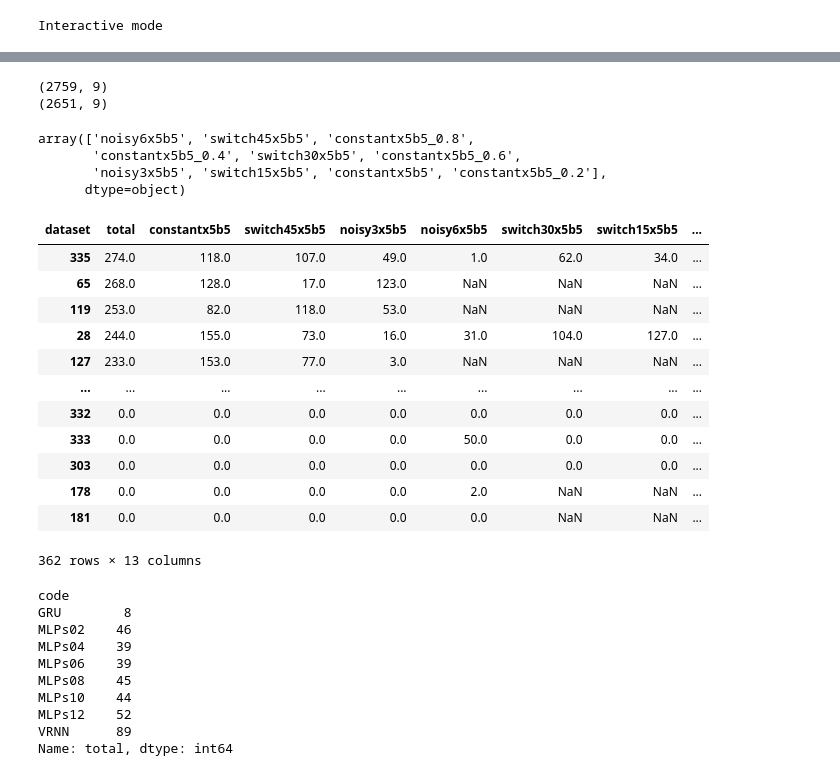
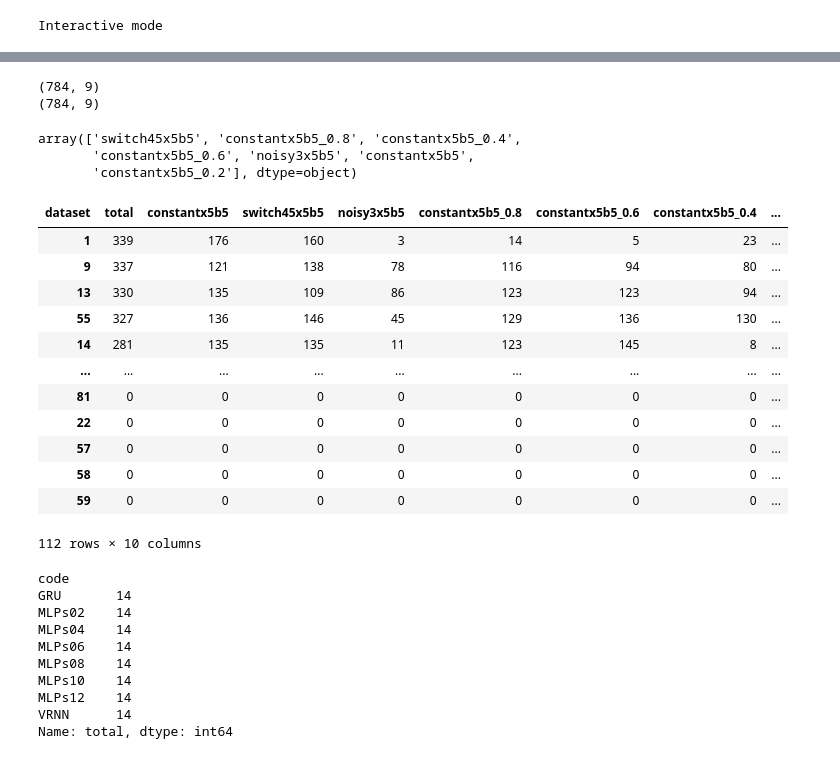
Before and after one commit to BruntonUWBio/plumetracknets, a Jupyter notebook: code/tabulate.ipynb, the cells around one changed output, grey strips where cells are left out. Saved outputs shown, nothing was run; the diff lists cells and outputs as text; code cells hidden in the pictures.

```diff
--- a/code/tabulate.ipynb
+++ b/code/tabulate.ipynb
@@ -21,12 +26,7 @@ batchmode = False
 if 'ipykernel_launcher' in sys.argv[0]:
     print("Interactive mode")
 
-#     BASE_DIR="~/plume/plumezoo/latest/fly/memory/"
-    BASE_DIR="~/plume/plumezoo/latest/fly/memory_reject/"
-#     BASE_DIR="~/plume/plumezoo/latest/fly/memory_extras/"
-#     BASE_DIR="~/plume/plume2/ppo/trained_models/"
-#     BASE_DIR="~/plume/plumezoo/"
-#     BASE_DIR="~/plume/plumezoo/dynamic/fly/memory_reject/"
+    BASE_DIR="~/plume/plumezoo/latest/fly/memory_all/"
 
 
 else:
@@ -86,15 +86,14 @@ print(counts_df.shape)
 counts_df = counts_df.query("dataset in @eligible_datasets")
 print(counts_df.shape)
 # %% [output]
-(2759, 9)
-(2651, 9)
+(784, 9)
+(784, 9)
 # %%
 counts_df['dataset'].unique()
 # %% [output]
-array(['noisy6x5b5', 'switch45x5b5', 'constantx5b5_0.8',
-       'constantx5b5_0.4', 'switch30x5b5', 'constantx5b5_0.6',
-       'noisy3x5b5', 'switch15x5b5', 'constantx5b5', 'constantx5b5_0.2'],
-      dtype=object)
+array(['switch45x5b5', 'constantx5b5_0.8', 'constantx5b5_0.4',
+       'constantx5b5_0.6', 'noisy3x5b5', 'constantx5b5',
+       'constantx5b5_0.2'], dtype=object)
 # %%
 # Pivot and total
 pivot_df = counts_df.pivot(index=['model_dir', 'code'], columns='dataset', values='HOME').reset_index()
@@ -104,36 +103,36 @@ pivot_df['total'] = pivot_df[['constantx5b5', 'noisy3x5b5', 'switch45x5b5',]].su
 # %%
 col_order = [
         'total',
         'constantx5b5',
         'switch45x5b5',
         'noisy3x5b5',
-        'noisy6x5b5',
-        'switch30x5b5',
-        'switch15x5b5',
+#         'noisy6x5b5',
+#         'switch30x5b5',
+#         'switch15x5b5',
         'constantx5b5_0.8',
         'constantx5b5_0.6',
         'constantx5b5_0.4',
         'constantx5b5_0.2',
         'code',
         'model_dir',
 ]
 pivot_df = pivot_df[col_order]
 pivot_df = pivot_df.sort_values(by='total', ascending=False)
 pivot_df
 # %% [output]
-| dataset | total | constantx5b5 | switch45x5b5 | noisy3x5b5 | noisy6x5b5 | switch30x5b5 | switch15x5b5 | ... |
-| 335 | 274.0 | 118.0 | 107.0 | 49.0 | 1.0 | 62.0 | 34.0 | ... |
-| 65 | 268.0 | 128.0 | 17.0 | 123.0 | NaN | NaN | NaN | ... |
-| 119 | 253.0 | 82.0 | 118.0 | 53.0 | NaN | NaN | NaN | ... |
-| 28 | 244.0 | 155.0 | 73.0 | 16.0 | 31.0 | 104.0 | 127.0 | ... |
-| 127 | 233.0 | 153.0 | 77.0 | 3.0 | NaN | NaN | NaN | ... |
+| dataset | total | constantx5b5 | switch45x5b5 | noisy3x5b5 | constantx5b5_0.8 | constantx5b5_0.6 | constantx5b5_0.4 | ... |
+| 1 | 339 | 176 | 160 | 3 | 14 | 5 | 23 | ... |
+| 9 | 337 | 121 | 138 | 78 | 116 | 94 | 80 | ... |
+| 13 | 330 | 135 | 109 | 86 | 123 | 123 | 94 | ... |
+| 55 | 327 | 136 | 146 | 45 | 129 | 136 | 130 | ... |
+| 14 | 281 | 135 | 135 | 11 | 123 | 145 | 8 | ... |
 | ... | ... | ... | ... | ... | ... | ... | ... | ... |
-| 332 | 0.0 | 0.0 | 0.0 | 0.0 | 0.0 | 0.0 | 0.0 | ... |
-| 333 | 0.0 | 0.0 | 0.0 | 0.0 | 50.0 | 0.0 | 0.0 | ... |
-| 303 | 0.0 | 0.0 | 0.0 | 0.0 | 0.0 | 0.0 | 0.0 | ... |
-| 178 | 0.0 | 0.0 | 0.0 | 0.0 | 2.0 | NaN | NaN | ... |
-| 181 | 0.0 | 0.0 | 0.0 | 0.0 | 0.0 | NaN | NaN | ... |
+| 81 | 0 | 0 | 0 | 0 | 0 | 0 | 0 | ... |
+| 22 | 0 | 0 | 0 | 0 | 0 | 0 | 0 | ... |
+| 57 | 0 | 0 | 0 | 0 | 0 | 0 | 0 | ... |
+| 58 | 0 | 0 | 0 | 0 | 0 | 0 | 0 | ... |
+| 59 | 0 | 0 | 0 | 0 | 0 | 0 | 0 | ... |
-362 rows × 13 columns
+112 rows × 10 columns
 # %%
 pivot_df.to_csv(f'{BASE_DIR}/tabulated.tsv', sep='\t', index=False)
 pivot_df.to_csv(f'{BASE_DIR}/tabulated.csv', index=False)
@@ -145,14 +144,14 @@ pivot_df.to_csv(f'{BASE_DIR}/tabulated.csv', index=False)
 pivot_df.groupby('code')['total'].count()
 # %% [output]
 code
-GRU        8
-MLPs02    46
-MLPs04    39
-MLPs06    39
-MLPs08    45
-MLPs10    44
-MLPs12    52
-VRNN      89
+GRU       14
+MLPs02    14
+MLPs04    14
+MLPs06    14
+MLPs08    14
+MLPs10    14
+MLPs12    14
+VRNN      14
 Name: total, dtype: int64
 # %%
 # Filter for quality
```
Also changed, not shown: parts of 8 cells of this notebook, 12 other files.
